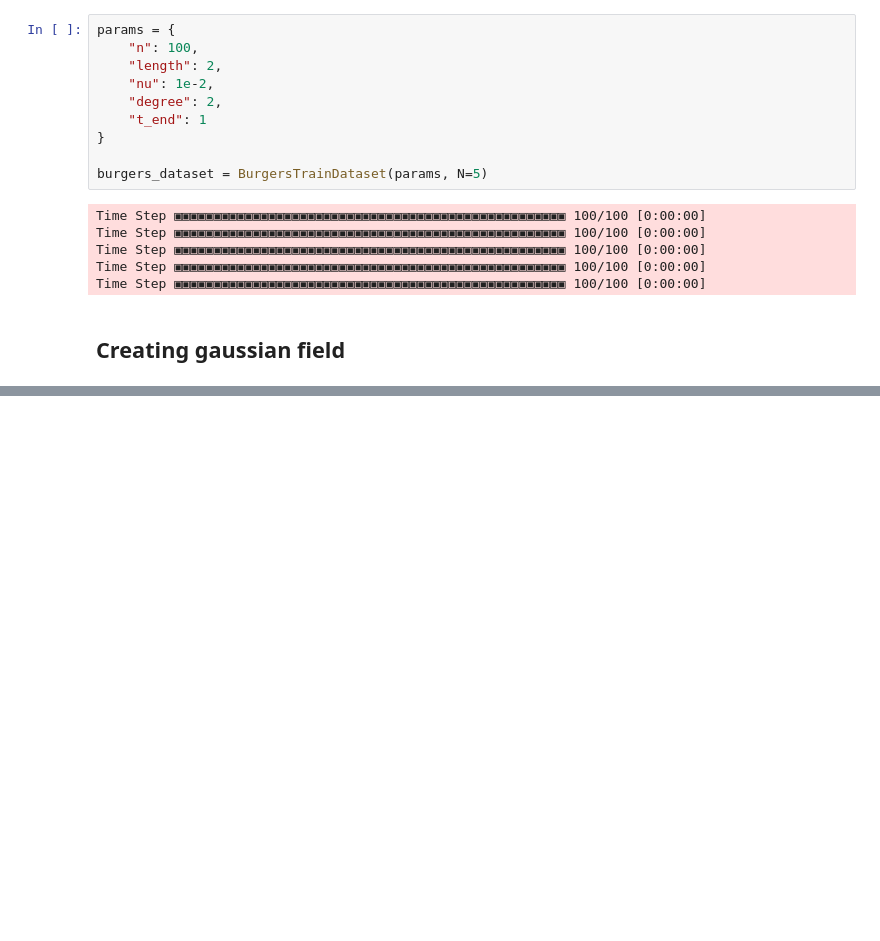
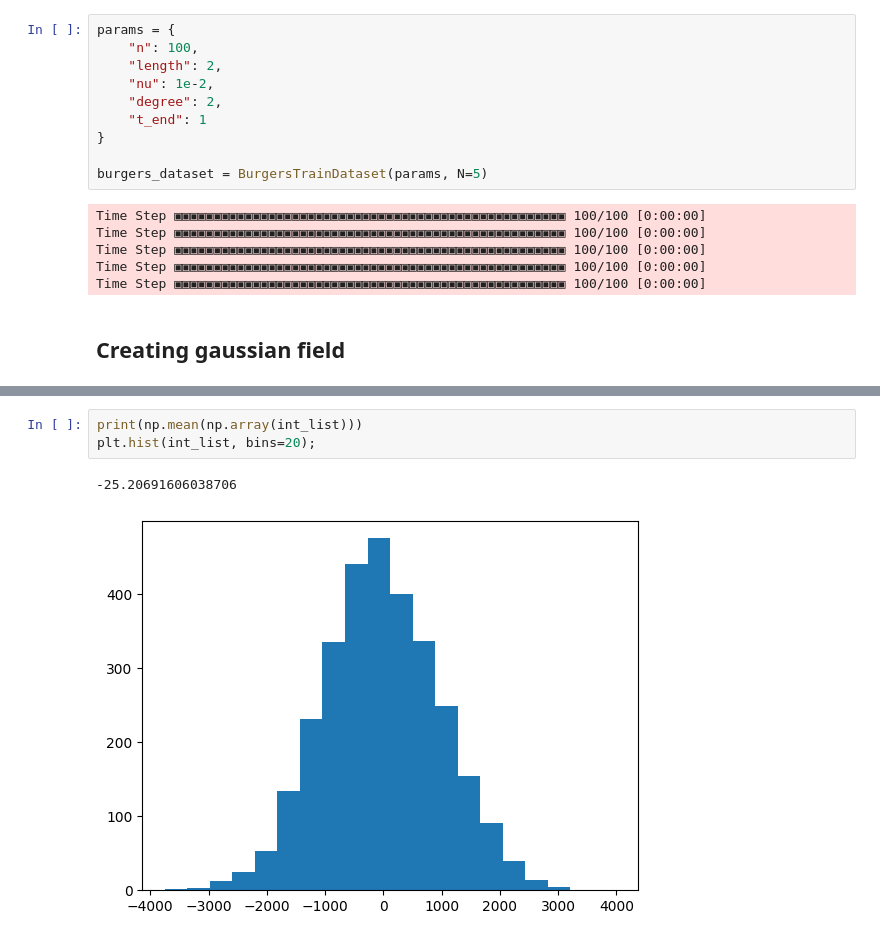
Before and after one commit to nadav7679/fem_neural_operator, a Jupyter notebook: playground/test.ipynb, the cells around one changed output, grey strips where cells are left out. Cells and saved outputs as stored; diff of their text form; blank space fills up the shorter version.

```diff
--- a/playground/test.ipynb
+++ b/playground/test.ipynb
@@ -133,6 +138,12 @@ for _ in range(N):
 avg_gf.assign(avg_gf/N)
 # %% [output]
 Coefficient(WithGeometry(FunctionSpace(<firedrake.mesh.MeshTopology object at 0x...>, FiniteElement('Lagrange', interval, 1), name=None), Mesh(VectorElement(FiniteElement('Discontinuous Lagrange', int ...
+# %%
+print(np.mean(np.array(int_list)))
+plt.hist(int_list, bins=20);
+# %% [output]
+-25.20691606038706
+[figure, added]
 # %%
 fig, axes = plt.subplots(1, figsize=(6, 4))
 axes.set_title(f"Average gaussian field with $d={d}, s={s}$")
```
Also changed, not shown: parts of 6 cells of this notebook, 4 other files.
